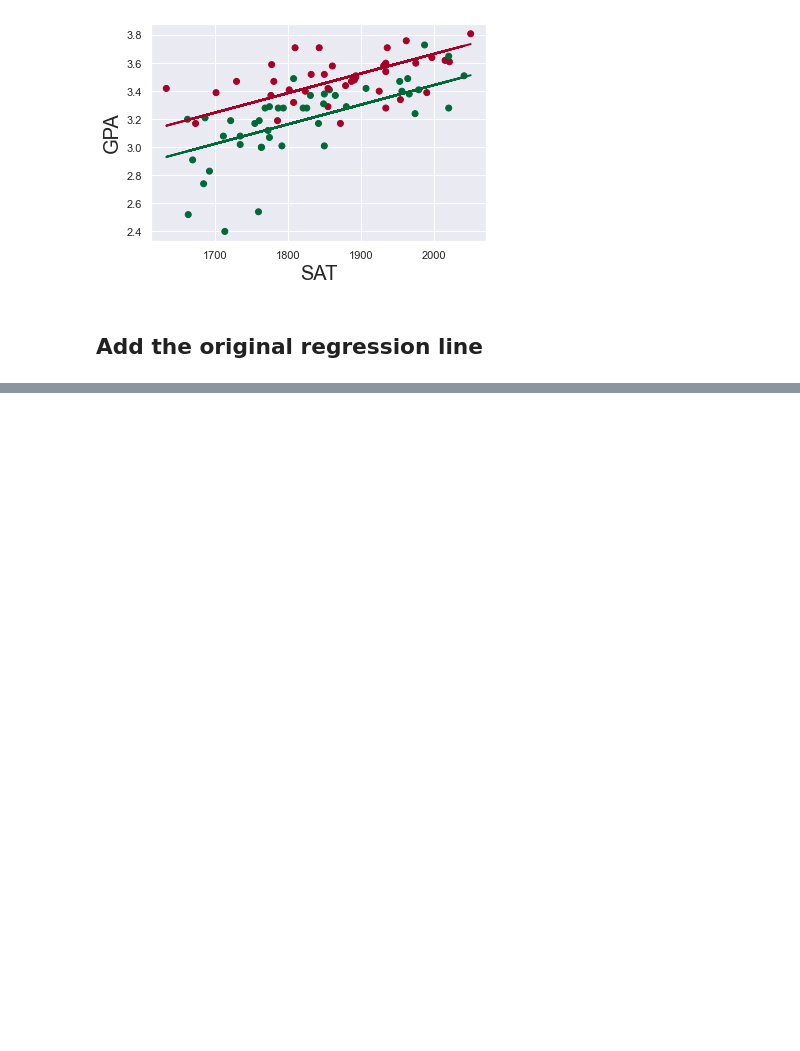
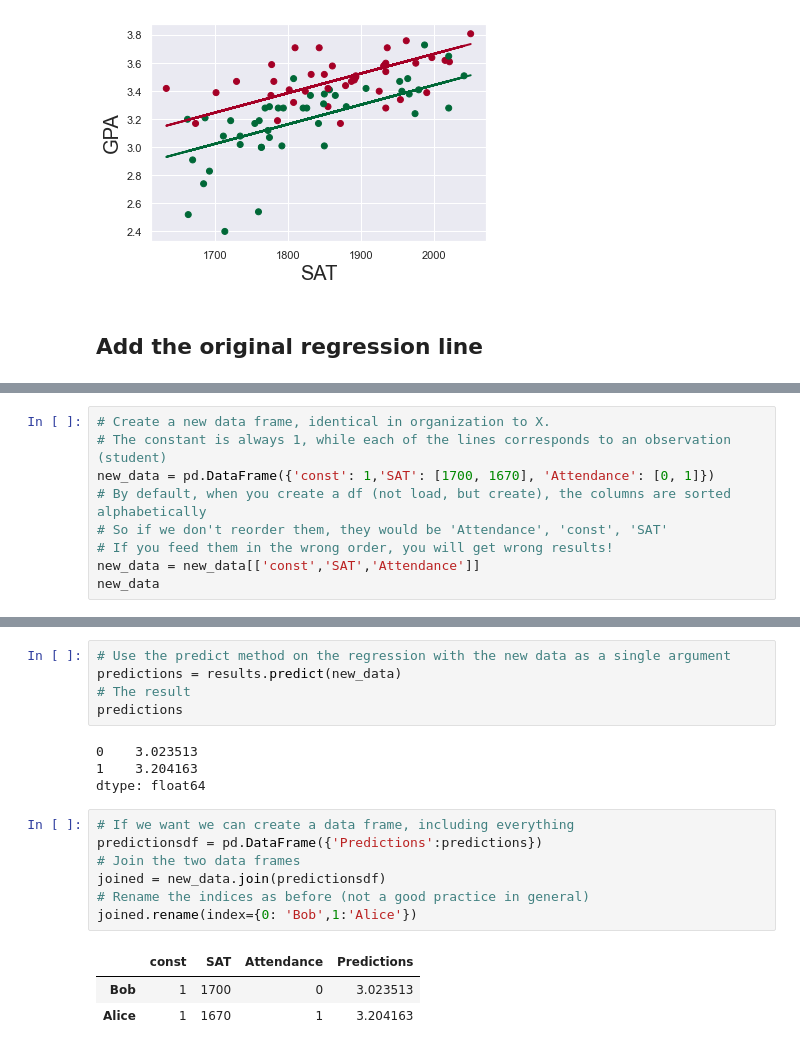
Before and after one commit to KarlHeyHi/AI-Machine-Learning, a Jupyter notebook: MultipleLinearRegression_OLS_SATGPA.ipynb, the cells around one changed output, grey strips where cells are left out. Saved outputs shown, nothing was run; the diff lists cells and outputs as text; blank space fills up the shorter version.

```diff
--- a/MultipleLinearRegression_OLS_SATGPA.ipynb
+++ b/MultipleLinearRegression_OLS_SATGPA.ipynb
@@ -137,0 +158,9 @@ plt.show()
+# %%
+# Create a new data frame, identical in organization to X.
+# The constant is always 1, while each of the lines corresponds to an observation (student)
+new_data = pd.DataFrame({'const': 1,'SAT': [1700, 1670], 'Attendance': [0, 1]})
+# By default, when you create a df (not load, but create), the columns are sorted alphabetically
+# So if we don't reorder them, they would be 'Attendance', 'const', 'SAT'
+# If you feed them in the wrong order, you will get wrong results!
+new_data = new_data[['const','SAT','Attendance']]
+new_data
@@ -137,0 +181,20 @@ plt.show()
+# %%
+# Use the predict method on the regression with the new data as a single argument
+predictions = results.predict(new_data)
+# The result
+predictions
+# %% [output]
+0    3.023513
+1    3.204163
+dtype: float64
+# %%
+# If we want we can create a data frame, including everything
+predictionsdf = pd.DataFrame({'Predictions':predictions})
+# Join the two data frames
+joined = new_data.join(predictionsdf)
+# Rename the indices as before (not a good practice in general)
+joined.rename(index={0: 'Bob',1:'Alice'})
+# %% [output]
+|  | const | SAT | Attendance | Predictions |
+| Bob | 1 | 1700 | 0 | 3.023513 |
+| Alice | 1 | 1670 | 1 | 3.204163 |
```
Also changed, not shown: parts of 7 cells of this notebook.
